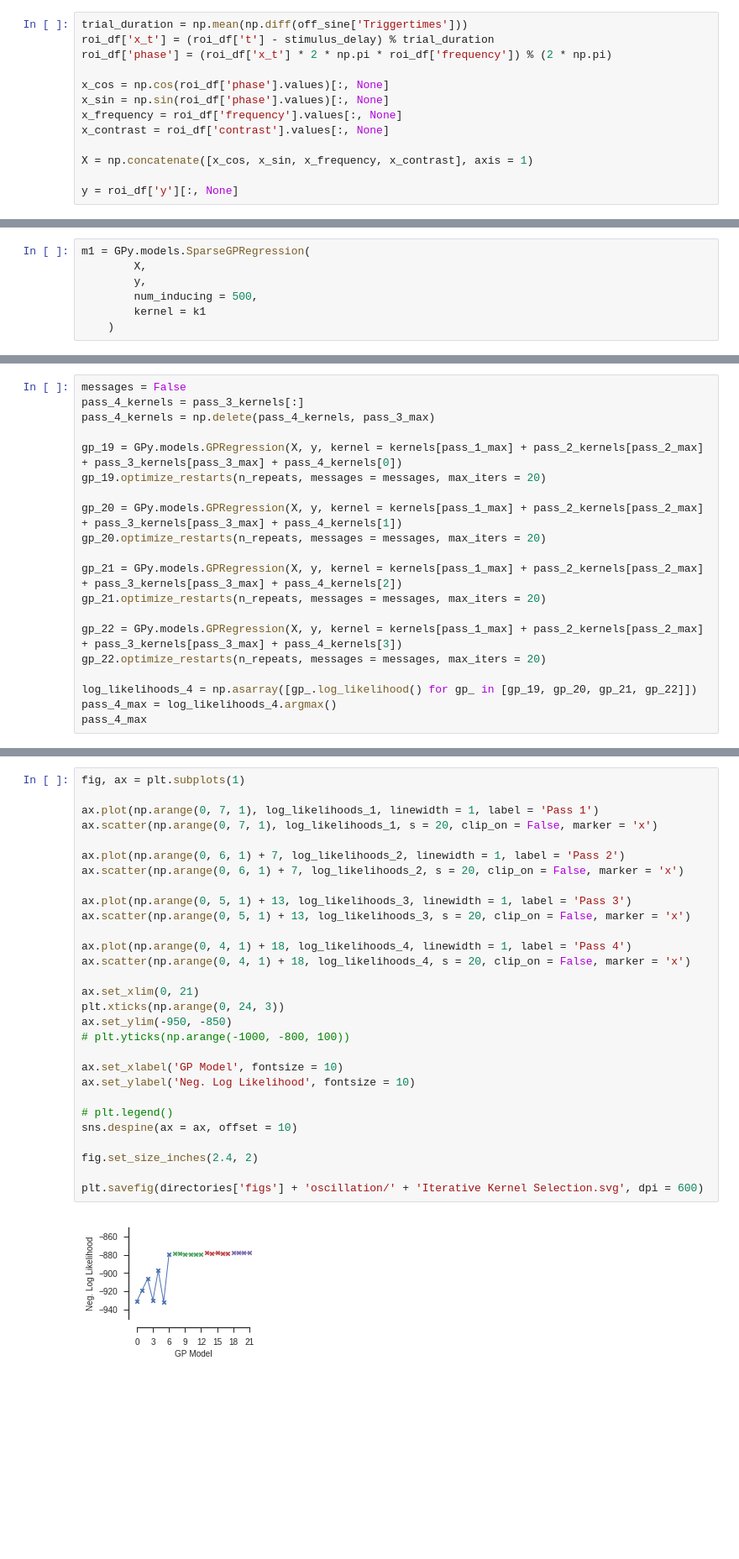
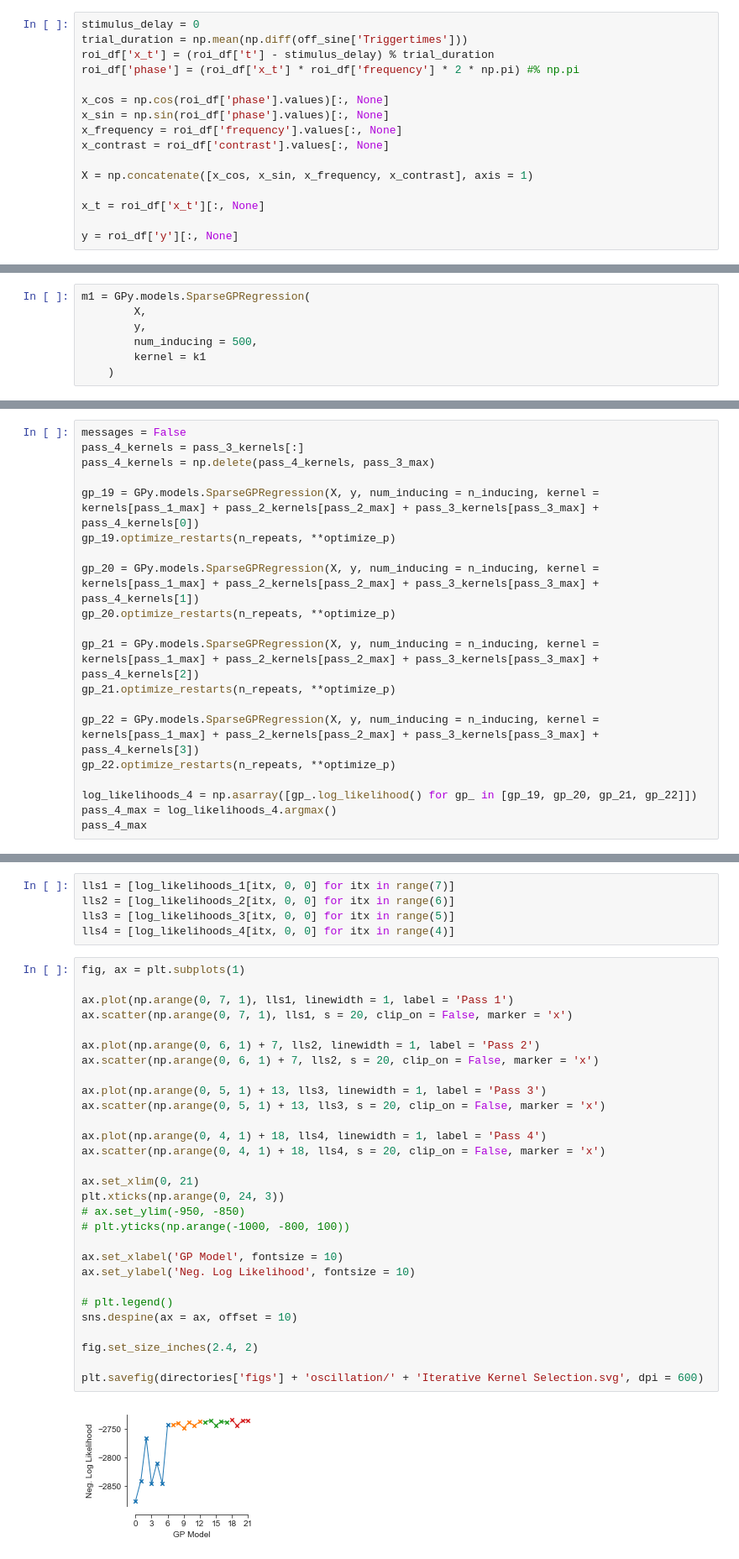
Before and after one commit to berenslab/bayesian_2p_pipeline, a Jupyter notebook: code/7_oscillation.ipynb, the cells around one changed output, grey strips where cells are left out. Shown: that part at 84% size. Saved outputs shown, nothing was run; the diff lists cells and outputs as text; blank space fills up the shorter version.

```diff
--- a/code/7_oscillation.ipynb
+++ b/code/7_oscillation.ipynb
@@ -177,7 +180,8 @@ roi_df = off_sine_df.loc[shape_bool & roi_bool, :]
 # %%
+stimulus_delay = 0
 trial_duration = np.mean(np.diff(off_sine['Triggertimes']))
 roi_df['x_t'] = (roi_df['t'] - stimulus_delay) % trial_duration
-roi_df['phase'] = (roi_df['x_t'] * 2 * np.pi * roi_df['frequency']) % (2 * np.pi)
+roi_df['phase'] = (roi_df['x_t'] * roi_df['frequency'] * 2 * np.pi) #% np.pi
 
 x_cos = np.cos(roi_df['phase'].values)[:, None]
 x_sin = np.sin(roi_df['phase'].values)[:, None]
@@ -186,6 +190,8 @@ x_contrast = roi_df['contrast'].values[:, None]
 
 X = np.concatenate([x_cos, x_sin, x_frequency, x_contrast], axis = 1)
 
+x_t = roi_df['x_t'][:, None]
+
 y = roi_df['y'][:, None]
 # %% [output]
 A value is trying to be set on a copy of a slice from a DataFrame.
@@ -430,17 +448,17 @@ messages = False
 pass_4_kernels = pass_3_kernels[:]
 pass_4_kernels = np.delete(pass_4_kernels, pass_3_max)
 
-gp_19 = GPy.models.GPRegression(X, y, kernel = kernels[pass_1_max] + pass_2_kernels[pass_2_max] + pass_3_kernels[pass_3_max] + pass_4_kernels[0])
-gp_19.optimize_restarts(n_repeats, messages = messages, max_iters = 20)
+gp_19 = GPy.models.SparseGPRegression(X, y, num_inducing = n_inducing, kernel = kernels[pass_1_max] + pass_2_kernels[pass_2_max] + pass_3_kernels[pass_3_max] + pass_4_kernels[0])
+gp_19.optimize_restarts(n_repeats, **optimize_p)
 
-gp_20 = GPy.models.GPRegression(X, y, kernel = kernels[pass_1_max] + pass_2_kernels[pass_2_max] + pass_3_kernels[pass_3_max] + pass_4_kernels[1])
-gp_20.optimize_restarts(n_repeats, messages = messages, max_iters = 20)
+gp_20 = GPy.models.SparseGPRegression(X, y, num_inducing = n_inducing, kernel = kernels[pass_1_max] + pass_2_kernels[pass_2_max] + pass_3_kernels[pass_3_max] + pass_4_kernels[1])
+gp_20.optimize_restarts(n_repeats, **optimize_p)
 
-gp_21 = GPy.models.GPRegression(X, y, kernel = kernels[pass_1_max] + pass_2_kernels[pass_2_max] + pass_3_kernels[pass_3_max] + pass_4_kernels[2])
-gp_21.optimize_restarts(n_repeats, messages = messages, max_iters = 20)
+gp_21 = GPy.models.SparseGPRegression(X, y, num_inducing = n_inducing, kernel = kernels[pass_1_max] + pass_2_kernels[pass_2_max] + pass_3_kernels[pass_3_max] + pass_4_kernels[2])
+gp_21.optimize_restarts(n_repeats, **optimize_p)
 
-gp_22 = GPy.models.GPRegression(X, y, kernel = kernels[pass_1_max] + pass_2_kernels[pass_2_max] + pass_3_kernels[pass_3_max] + pass_4_kernels[3])
-gp_22.optimize_restarts(n_repeats, messages = messages, max_iters = 20)
+gp_22 = GPy.models.SparseGPRegression(X, y, num_inducing = n_inducing, kernel = kernels[pass_1_max] + pass_2_kernels[pass_2_max] + pass_3_kernels[pass_3_max] + pass_4_kernels[3])
+gp_22.optimize_restarts(n_repeats, **optimize_p)
 
 log_likelihoods_4 = np.asarray([gp_.log_likelihood() for gp_ in [gp_19, gp_20, gp_21, gp_22]])
 pass_4_max = log_likelihoods_4.argmax()
@@ -462,34 +488,39 @@ Optimization restart 3/3, f = 878.585310127287
+# %%
+lls1 = [log_likelihoods_1[itx, 0, 0] for itx in range(7)]
+lls2 = [log_likelihoods_2[itx, 0, 0] for itx in range(6)]
+lls3 = [log_likelihoods_3[itx, 0, 0] for itx in range(5)]
+lls4 = [log_likelihoods_4[itx, 0, 0] for itx in range(4)]
 # %%
 fig, ax = plt.subplots(1)
 
-ax.plot(np.arange(0, 7, 1), log_likelihoods_1, linewidth = 1, label = 'Pass 1')
-ax.scatter(np.arange(0, 7, 1), log_likelihoods_1, s = 20, clip_on = False, marker = 'x')
+ax.plot(np.arange(0, 7, 1), lls1, linewidth = 1, label = 'Pass 1')
+ax.scatter(np.arange(0, 7, 1), lls1, s = 20, clip_on = False, marker = 'x')
 
-ax.plot(np.arange(0, 6, 1) + 7, log_likelihoods_2, linewidth = 1, label = 'Pass 2')
-ax.scatter(np.arange(0, 6, 1) + 7, log_likelihoods_2, s = 20, clip_on = False, marker = 'x')
+ax.plot(np.arange(0, 6, 1) + 7, lls2, linewidth = 1, label = 'Pass 2')
+ax.scatter(np.arange(0, 6, 1) + 7, lls2, s = 20, clip_on = False, marker = 'x')
 
-ax.plot(np.arange(0, 5, 1) + 13, log_likelihoods_3, linewidth = 1, label = 'Pass 3')
-ax.scatter(np.arange(0, 5, 1) + 13, log_likelihoods_3, s = 20, clip_on = False, marker = 'x')
+ax.plot(np.arange(0, 5, 1) + 13, lls3, linewidth = 1, label = 'Pass 3')
+ax.scatter(np.arange(0, 5, 1) + 13, lls3, s = 20, clip_on = False, marker = 'x')
 
-ax.plot(np.arange(0, 4, 1) + 18, log_likelihoods_4, linewidth = 1, label = 'Pass 4')
-ax.scatter(np.arange(0, 4, 1) + 18, log_likelihoods_4, s = 20, clip_on = False, marker = 'x')
+ax.plot(np.arange(0, 4, 1) + 18, lls4, linewidth = 1, label = 'Pass 4')
+ax.scatter(np.arange(0, 4, 1) + 18, lls4, s = 20, clip_on = False, marker = 'x')
 
 ax.set_xlim(0, 21)
 plt.xticks(np.arange(0, 24, 3))
-ax.set_ylim(-950, -850)
+# ax.set_ylim(-950, -850)
 # plt.yticks(np.arange(-1000, -800, 100))
 
 ax.set_xlabel('GP Model', fontsize = 10)
 ax.set_ylabel('Neg. Log Likelihood', fontsize = 10)
 
 # plt.legend()
 sns.despine(ax = ax, offset = 10)
 
 fig.set_size_inches(2.4, 2)
 
 plt.savefig(directories['figs'] + 'oscillation/' + 'Iterative Kernel Selection.svg', dpi = 600)
 # %% [output]
-[figure, old version]
+[figure, new version]
 # %%
 likelihood_ratio = lambda LL_0, LL_1: 2 * (LL_1 - LL_0)
 
```
Also changed, not shown: parts of 32 cells of this notebook.
